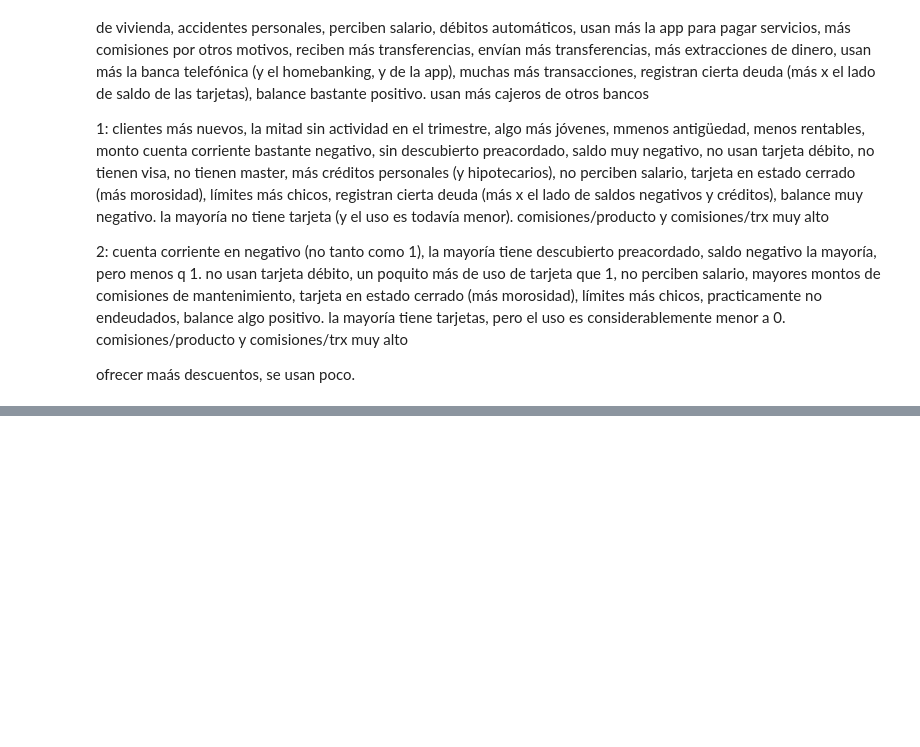
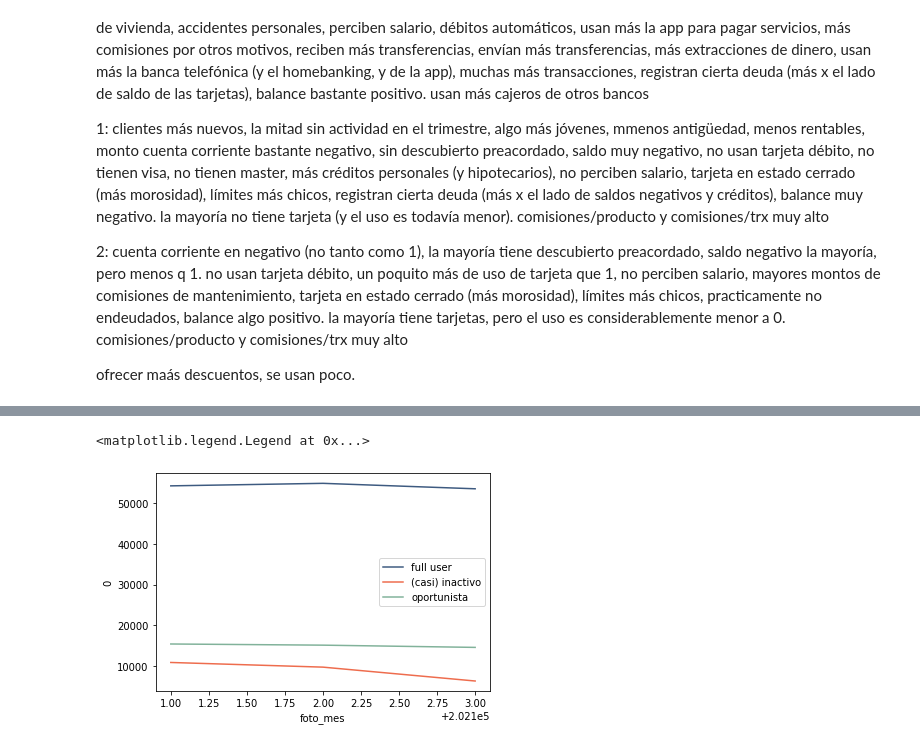
Before and after one commit to lhtrevisani/labo, a Jupyter notebook: src/monday/z1001_SHAP.ipynb, the cells around one changed output, grey strips where cells are left out. Saved outputs shown, nothing was run; the diff lists cells and outputs as text; code cells hidden in the pictures; blank space fills up the shorter version.

```diff
--- a/src/monday/z1001_SHAP.ipynb
+++ b/src/monday/z1001_SHAP.ipynb
@@ -335,0 +350,3 @@ mrentabilidad  (variable importante)
+# %%
+bajas_marzo = Xbajas.loc[Xbajas['foto_mes'] == 202103, ['numero_de_cliente', 'segmento_nombre', 'segmento']]
+bajas_marzo_data = pd.merge(Xtrain,bajas_marzo,on='numero_de_cliente')
@@ -335,0 +373,10 @@ mrentabilidad  (variable importante)
+# %%
+pivot = np.round(pd.pivot_table(bajas_marzo_data, values='total_deuda',
+                                index='segmento',
+                                columns='foto_mes',
+                                aggfunc=np.mean),2)
+
+pivot['variacion_feb'] = ( pivot[202102] - pivot[202101] ) / pivot[202101]
+pivot['variacion_mar'] = ( pivot[202103] - pivot[202102] ) / pivot[202102]
+
+pivot
@@ -335,0 +460,8 @@ mrentabilidad  (variable importante)
+# %%
+sns.lineplot(x = "foto_mes", y = 0, data=tabla.T.reset_index().iloc[1:,], label = 'full user')
+sns.lineplot(x = "foto_mes", y = 1, data=tabla.T.reset_index().iloc[1:,], label = '(casi) inactivo')
+sns.lineplot(x = "foto_mes", y = 2, data=tabla.T.reset_index().iloc[1:,], label = 'oportunista')
+plt.legend()
+# %% [output]
+<matplotlib.legend.Legend at 0x...>
+[figure, added]
```
Also changed, not shown: parts of 22 cells of this notebook.
